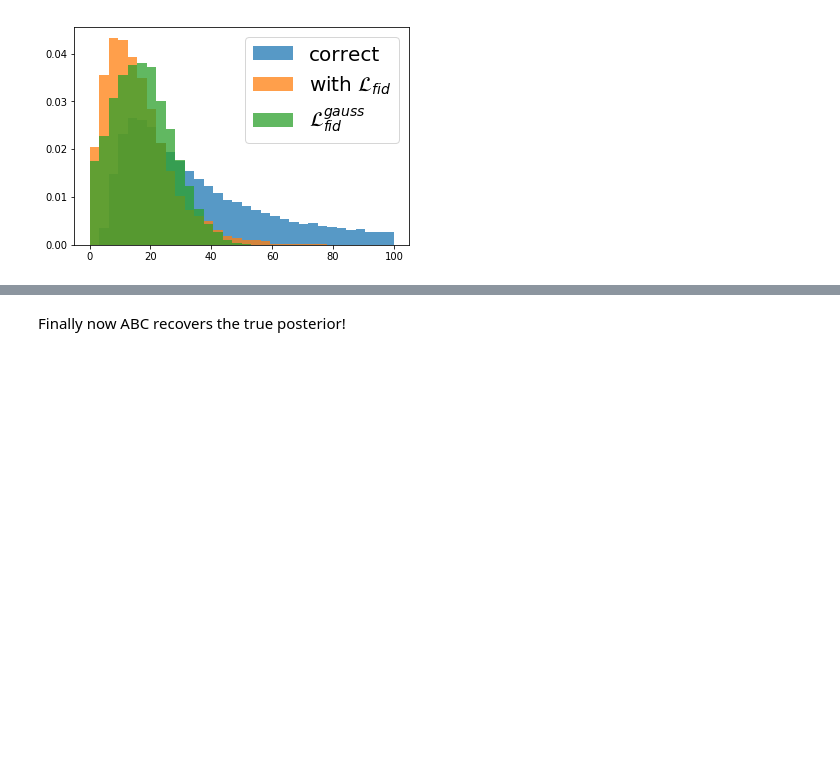
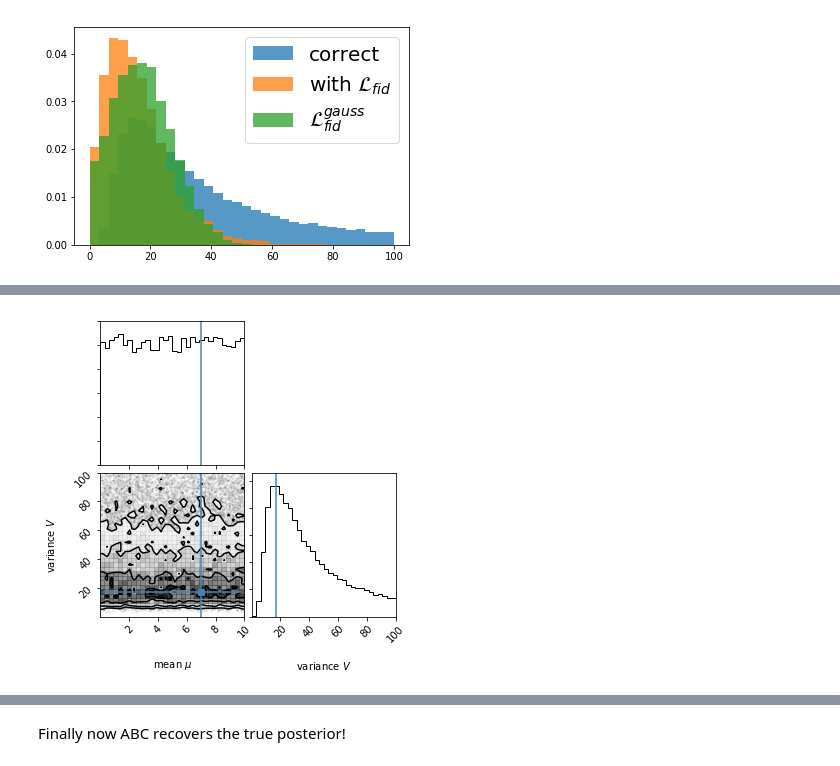
Before and after one commit to changhoonhahn/nonGaussLike, a Jupyter notebook: nongausslike/notebook/toy_exp_hogg.ipynb, the cells around one changed output, grey strips where cells are left out. Cells and saved outputs as stored; diff of their text form; code cells hidden in the pictures; blank space fills up the shorter version.

```diff
--- a/nongausslike/notebook/toy_exp_hogg.ipynb
+++ b/nongausslike/notebook/toy_exp_hogg.ipynb
@@ -200,0 +243,5 @@ sub.legend(loc='upper right', prop={'size': 20})
+# %%
+fig = corner(varpdf_mcmc_samples, bins=32, labels=[r'mean $\mu$', r'variance $V$'],
+             range=[prior_info[0:2], prior_info[2:4]], truths=Truth)
+# %% [output]
+[figure, added]
```
Also changed, not shown: parts of 13 cells of this notebook.
